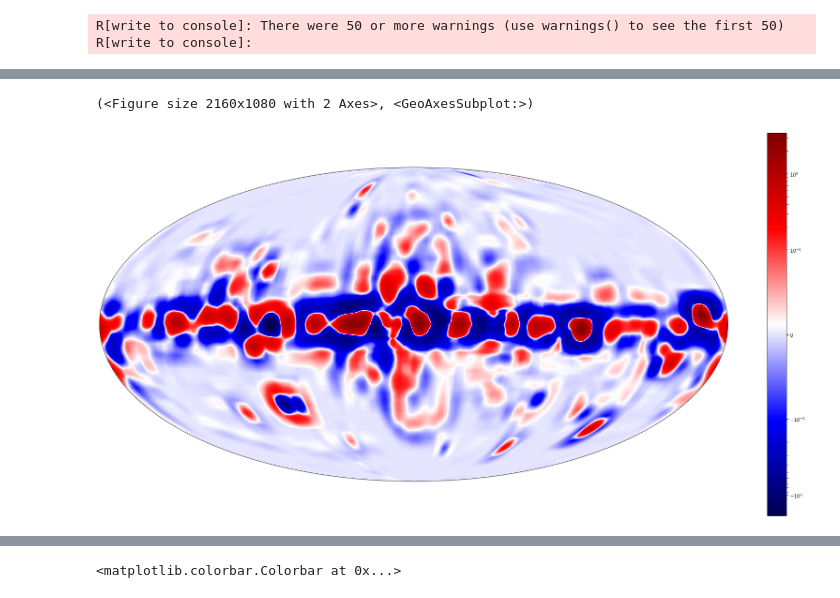
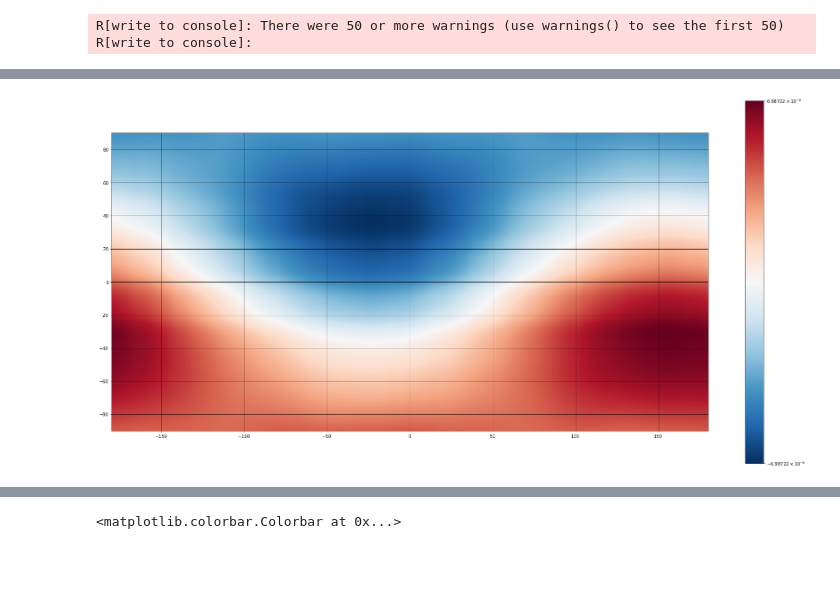
Before and after one commit to sparkofreason/fermi2, a Jupyter notebook: fermi.ipynb, the cells around one changed output, grey strips where cells are left out. Drawn from its saved outputs; the diff is of its cells as text; code cells hidden in the pictures; blank space fills up the shorter version.

```diff
--- a/fermi.ipynb
+++ b/fermi.ipynb
@@ -22,4 +23,5 @@ now = datetime.date.today()
 # %%
-filename = f"{now}_{energy}_{fwer}_{alpha}_{mode}.mmdpickle"
-filename
+wavelet_filename = f"{data}_{now}_{energy}_{fwer}_{alpha}_wavelet.mmdpickle"
+pvalue_filename = f"{data}_{now}_{energy}_{fwer}_{alpha}_pvalue.mmdpickle"
+wavelet_filename
 # %% [output]
@@ -27,6 +29,8 @@ filename
 # %%
-m = mmapdict(filename)
+m = mmapdict(wavelet_filename)
+p = mmapdict(pvalue_filename)
 #m.vacuum()
+#p.vacuum()
 # %%
 data_file = get_pkg_data_filename(f"{fits_root}/lat_source_zmax90_{energy}_ccube.fits")
 point_model_file = get_pkg_data_filename(f"{fits_root}/{energy}_source_point_model_map.fits")
@@ -88,6 +85,5 @@ plt.colorbar(foo)
 # %%
-rlev = tipsh.inv_haar_level(7, a, hs, vs, ds)
-imshow_mollweide(rlev, plt.cm.seismic, colors.SymLogNorm(linthresh=1e-1))
+rlev = tipsh.inv_haar_level(12, m)
+imshow_ca(rlev, plt.cm.RdBu_r, linthresh=1e-4)
 # %% [output]
-(<Figure size 2160x1080 with 2 Axes>, <GeoAxesSubplot:>)
-[figure, old version]
+[figure, new version]
```
Also changed, not shown: parts of 15 cells of this notebook, 2 other files.
